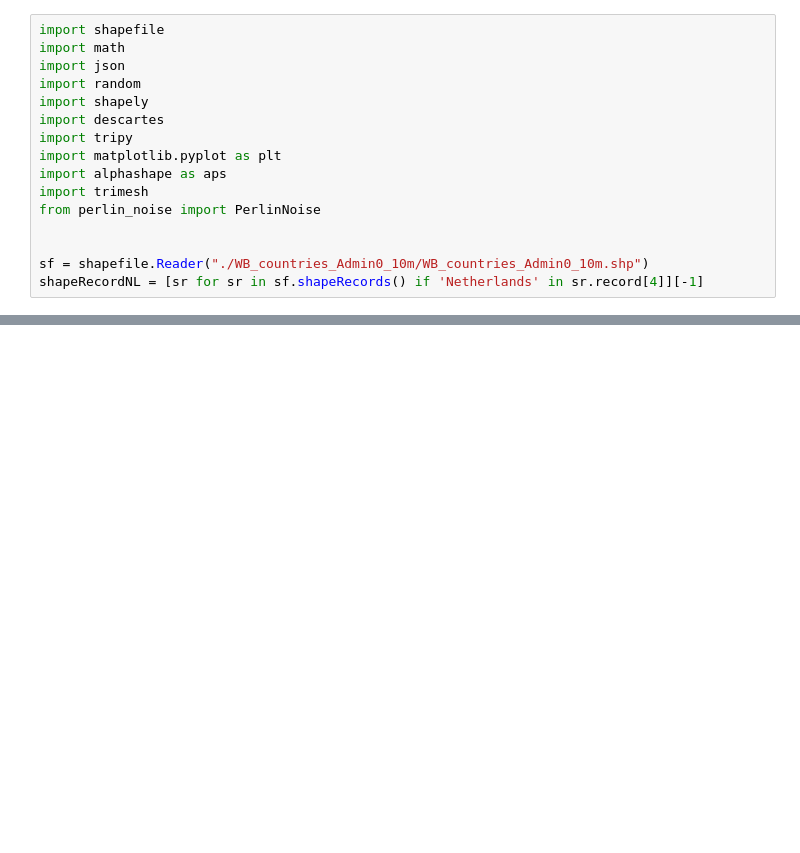
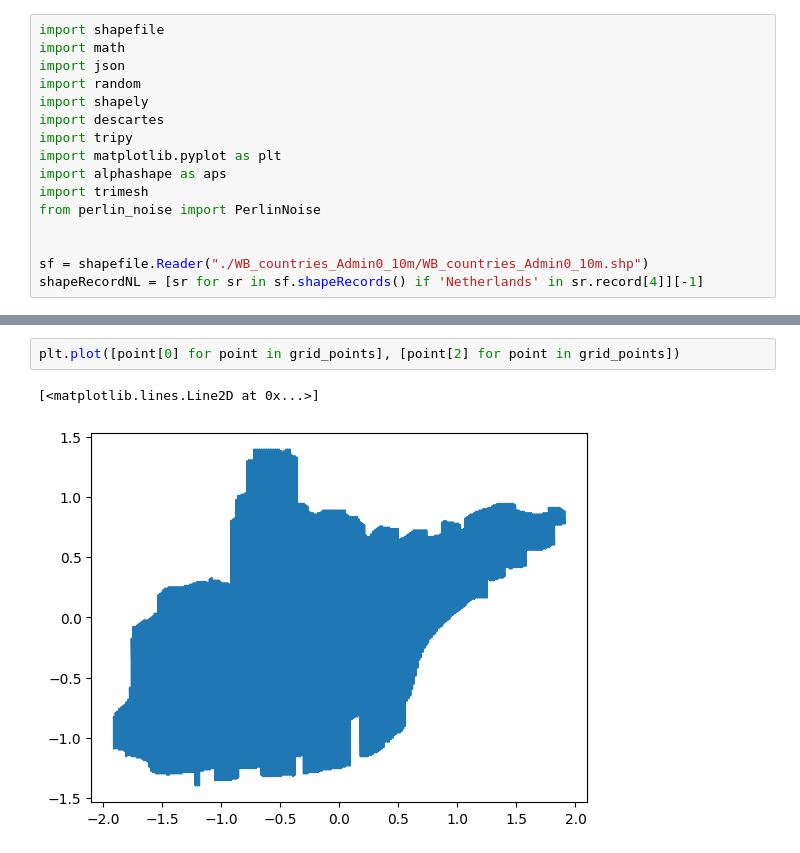
Before and after one commit to JamWithBread/LSDE-2022-Sinking-Netherlands, a Jupyter notebook: alphashape/alphashape.ipynb, the cells around one changed output, grey strips where cells are left out. Drawn from its saved outputs; the diff is of its cells as text; blank space fills up the shorter version.

```diff
--- a/alphashape/alphashape.ipynb
+++ b/alphashape/alphashape.ipynb
@@ -71,3 +107,8 @@ points.extend(grid_points)
+# %%
+plt.plot([point[0] for point in grid_points], [point[2] for point in grid_points])
+# %% [output]
+[<matplotlib.lines.Line2D at 0x...>]
+[figure, added]
 # %%
 half_column_delta = column_delta / 2
 half_row_delta = row_delta / 2
```
Also changed, not shown: parts of 8 cells of this notebook, 1 other file.
